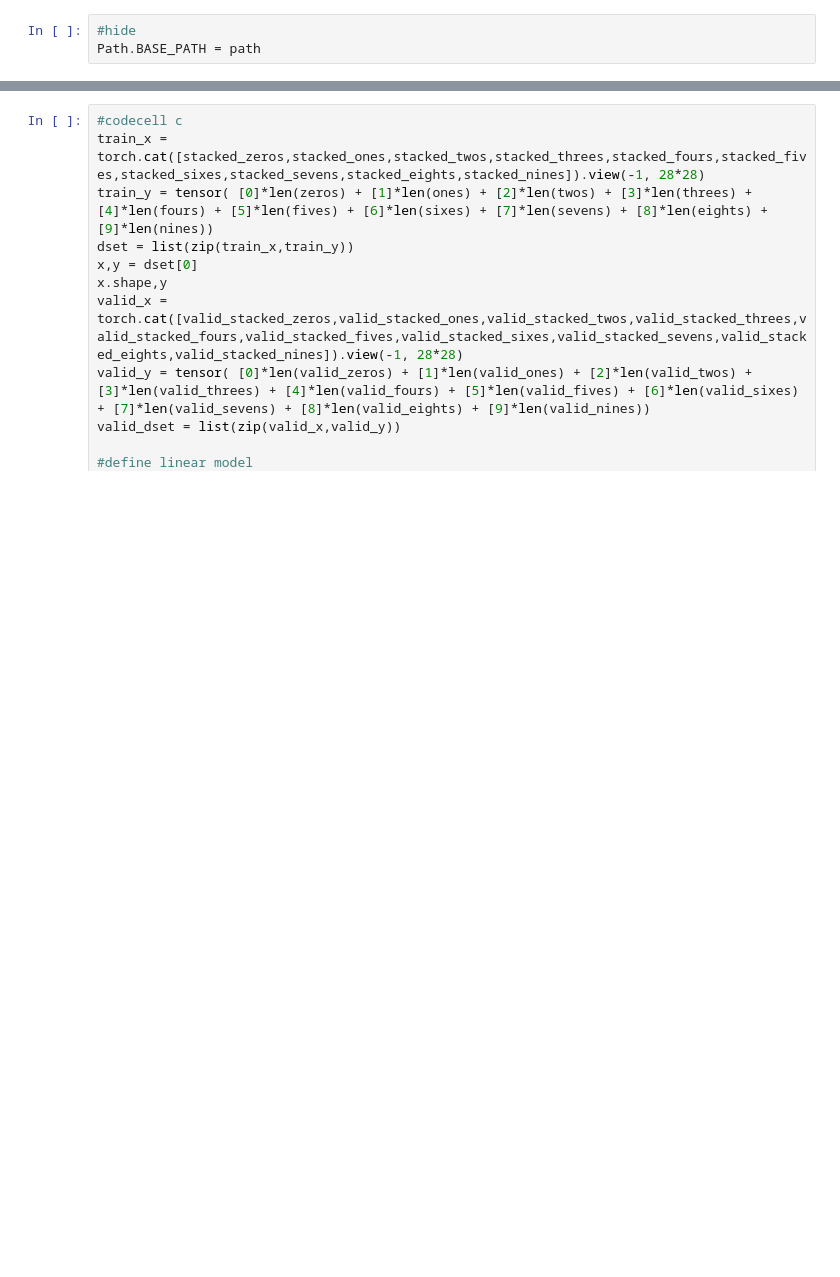
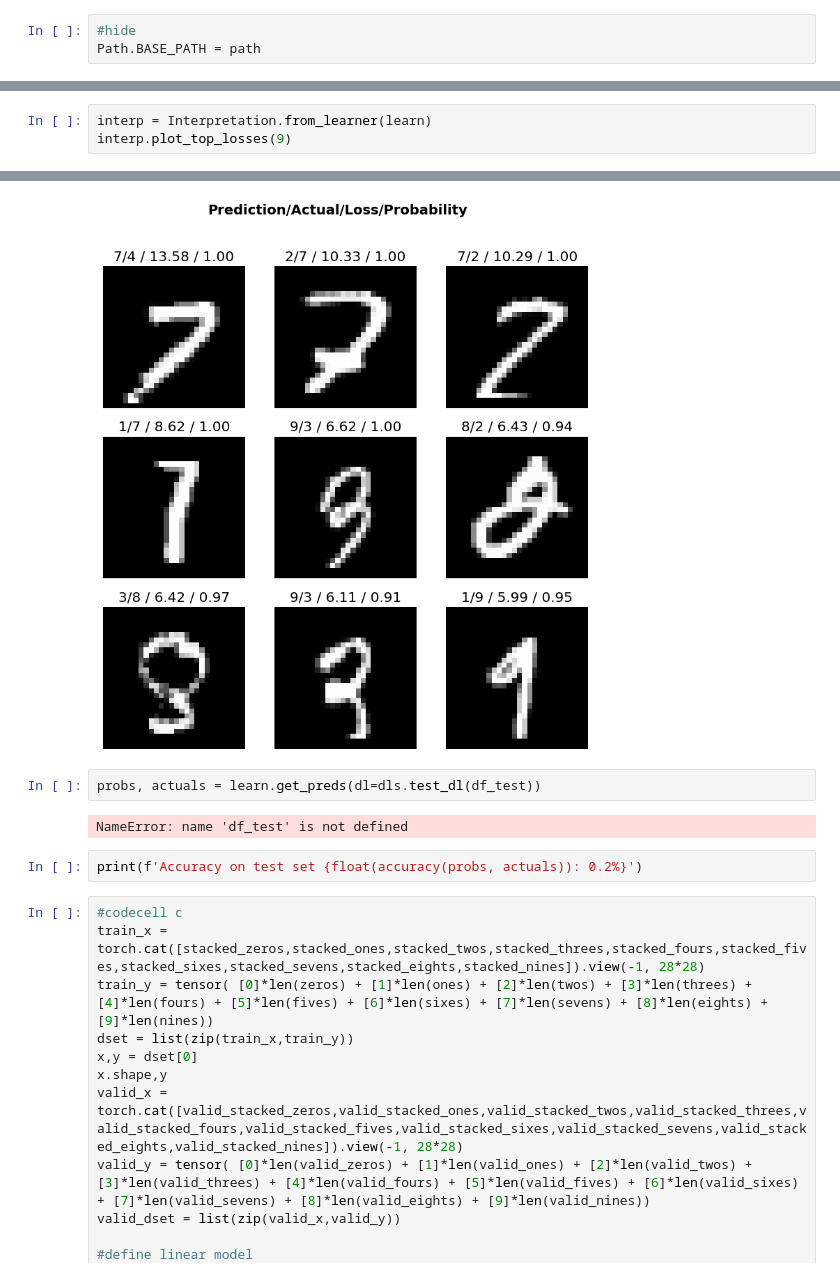
Before and after one commit to rubanzasilva/mnist_basics, a Jupyter notebook: a_mnist.ipynb, the cells around one changed output, grey strips where cells are left out. Cells and saved outputs as stored; diff of their text form; blank space fills up the shorter version.

```diff
--- a/a_mnist.ipynb
+++ b/a_mnist.ipynb
@@ -20,0 +68,4 @@ Path.BASE_PATH = path
+# %%
+interp = Interpretation.from_learner(learn)
+interp.plot_top_losses(9)
+# %% [output]
@@ -21,3 +74,10 @@ Path.BASE_PATH = path
+[figure, added]
+# %%
+probs, actuals = learn.get_preds(dl=dls.test_dl(df_test))
+# %% [output]
+NameError: name 'df_test' is not defined
+# %%
+print(f'Accuracy on test set {float(accuracy(probs, actuals)): 0.2%}')
 # %%
 #codecell c
 train_x = torch.cat([stacked_zeros,stacked_ones,stacked_twos,stacked_threes,stacked_fours,stacked_fives,stacked_sixes,stacked_sevens,stacked_eights,stacked_nines]).view(-1, 28*28)
```
Also changed, not shown: parts of 25 cells of this notebook.
